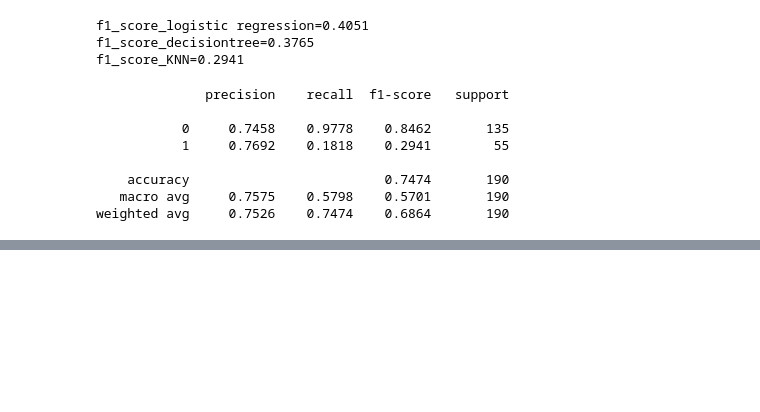
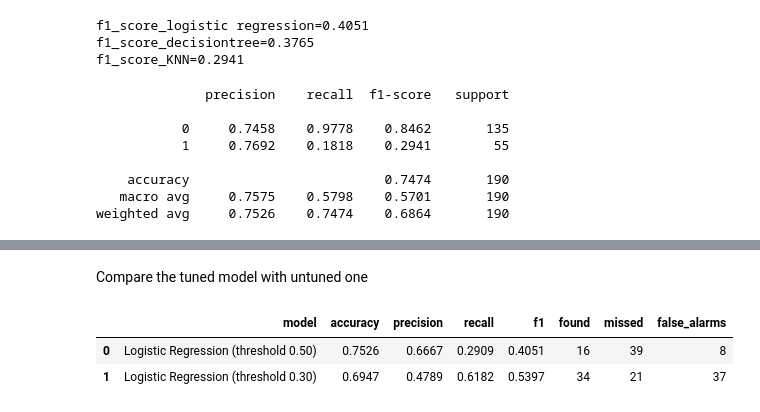
Before and after one commit to muhammedajvadsinan-byte/project1-diabetes, a Jupyter notebook: notebook/ajvad_d13.ipynb, the cells around one changed output, grey strips where cells are left out. Saved outputs shown, nothing was run; the diff lists cells and outputs as text; code cells hidden in the pictures; blank space fills up the shorter version.

```diff
--- a/notebook/ajvad_d13.ipynb
+++ b/notebook/ajvad_d13.ipynb
@@ -331,0 +393,26 @@ weighted avg     0.7526    0.7474    0.6864       190
+# %% [markdown]
+Compare the tuned model with untuned one
+# %%
+tuned_pred = (probs >= 0.30).astype(int)
+
+def score_row(label, pred):
+    cm = confusion_matrix(y_test,pred)
+    tn,fp,fn,tp = cm.ravel()
+    return{
+        "model": label,
+        "accuracy": round(accuracy_score(y_test, pred), 4),
+        "precision": round(precision_score(y_test, pred, zero_division=0), 4),
+        "recall": round(recall_score(y_test, pred, zero_division=0), 4),
+        "f1": round(f1_score(y_test, pred, zero_division=0), 4),
+        "found": int(tp),
+        "missed": int(fn),
+        "false_alarms": int(fp)
+    }
+
+pd.DataFrame([
+    score_row("Logistic Regression (threshold 0.50)", preds),
+    score_row("Logistic Regression (threshold 0.30)", tuned_pred)])
+# %% [output]
+|  | model | accuracy | precision | recall | f1 | found | missed | false_alarms |
+| 0 | Logistic Regression (threshold 0.50) | 0.7526 | 0.6667 | 0.2909 | 0.4051 | 16 | 39 | 8 |
+| 1 | Logistic Regression (threshold 0.30) | 0.6947 | 0.4789 | 0.6182 | 0.5397 | 34 | 21 | 37 |
```
Also changed, not shown: parts of 11 cells of this notebook, 8 other files.
